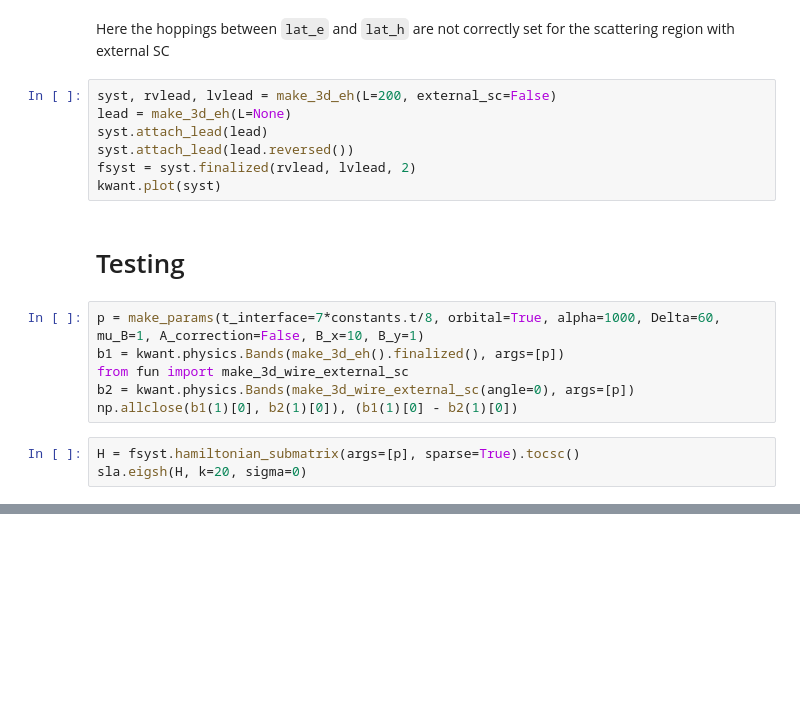
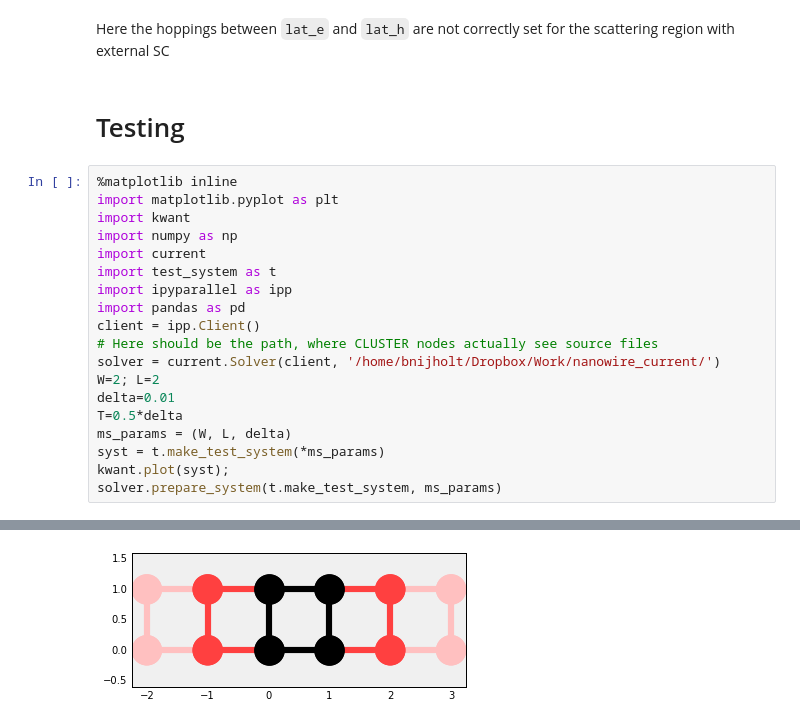
Before and after one commit to basnijholt/supercurrent-majorana-nanowire, a Jupyter notebook: electron-hole-lattice-wire.ipynb, the cells around one changed output, grey strips where cells are left out. Saved outputs shown, nothing was run; the diff lists cells and outputs as text; blank space fills up the shorter version.

```diff
--- a/electron-hole-lattice-wire.ipynb
+++ b/electron-hole-lattice-wire.ipynb
@@ -215,20 +233,24 @@ def make_3d_eh(a=10, L=None, r1=50, r2=70, phi=135, angle=0, external_sc=True):
 # %% [markdown]
 Here the hoppings between `lat_e` and `lat_h` are not correctly set for the scattering region with external SC
-# %%
-syst, rvlead, lvlead = make_3d_eh(L=200, external_sc=False)
-lead = make_3d_eh(L=None)
-syst.attach_lead(lead)
-syst.attach_lead(lead.reversed())
-fsyst = syst.finalized(rvlead, lvlead, 2)
-kwant.plot(syst)
 # %% [markdown]
 # Testing
-# %%
-p = make_params(t_interface=7*constants.t/8, orbital=True, alpha=1000, Delta=60, mu_B=1, A_correction=False, B_x=10, B_y=1)
-b1 = kwant.physics.Bands(make_3d_eh().finalized(), args=[p])
-from fun import make_3d_wire_external_sc
-b2 = kwant.physics.Bands(make_3d_wire_external_sc(angle=0), args=[p])
-np.allclose(b1(1)[0], b2(1)[0]), (b1(1)[0] - b2(1)[0])
-# %%
-H = fsyst.hamiltonian_submatrix(args=[p], sparse=True).tocsc()
-sla.eigsh(H, k=20, sigma=0)
+# %%
+%matplotlib inline
+import matplotlib.pyplot as plt
+import kwant
+import numpy as np
+import current
+import test_system as t
+import ipyparallel as ipp
+import pandas as pd
+client = ipp.Client()
+# Here should be the path, where CLUSTER nodes actually see source files
+solver = current.Solver(client, '/home/bnijholt/Dropbox/Work/nanowire_current/')
+W=2; L=2
+delta=0.01
+T=0.5*delta
+ms_params = (W, L, delta)
+syst = t.make_test_system(*ms_params)
+kwant.plot(syst);
+solver.prepare_system(t.make_test_system, ms_params)
+# %% [output]
@@ -234,0 +258 @@ sla.eigsh(H, k=20, sigma=0)
+[figure, added]
```
Also changed, not shown: parts of 8 cells of this notebook.
